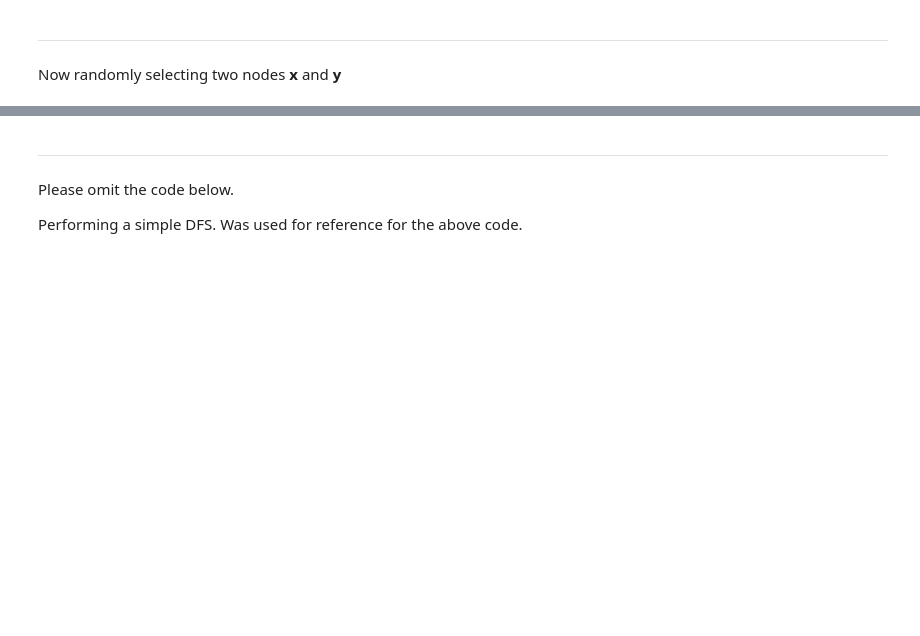
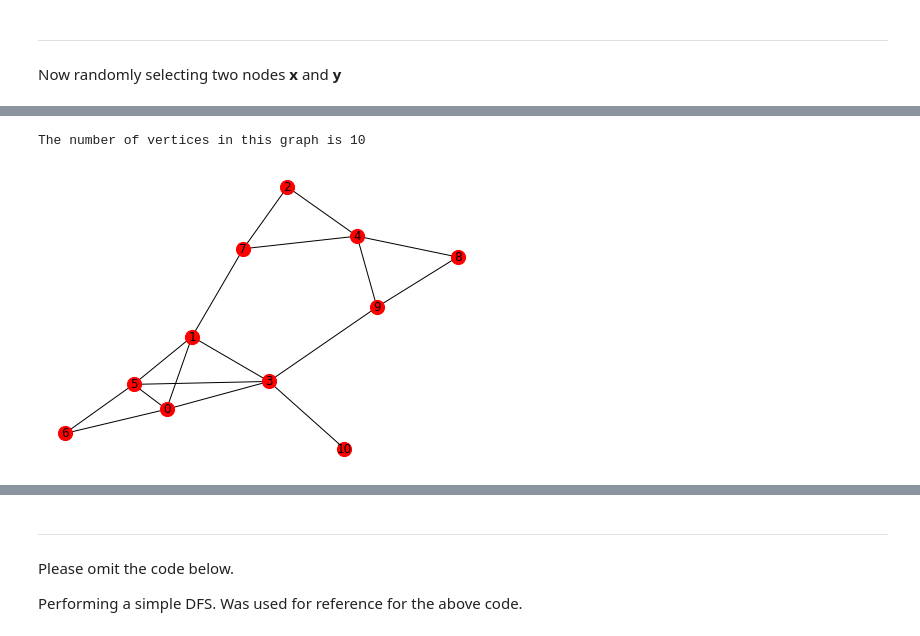
Before and after one commit to yohenthounaojam/hamiltonian, a Jupyter notebook: Hamiltonian.ipynb, the cells around one changed output, grey strips where cells are left out. Saved outputs shown, nothing was run; the diff lists cells and outputs as text; code cells hidden in the pictures; blank space fills up the shorter version.

```diff
--- a/Hamiltonian.ipynb
+++ b/Hamiltonian.ipynb
@@ -108,0 +155,5 @@ Sample Run for 5 nodes.
+# %%
+sampleGraph = createRandomGraph(10,5)
+# %% [output]
+The number of vertices in this graph is 10
+[figure, added]
```
Also changed, not shown: parts of 10 cells of this notebook.
